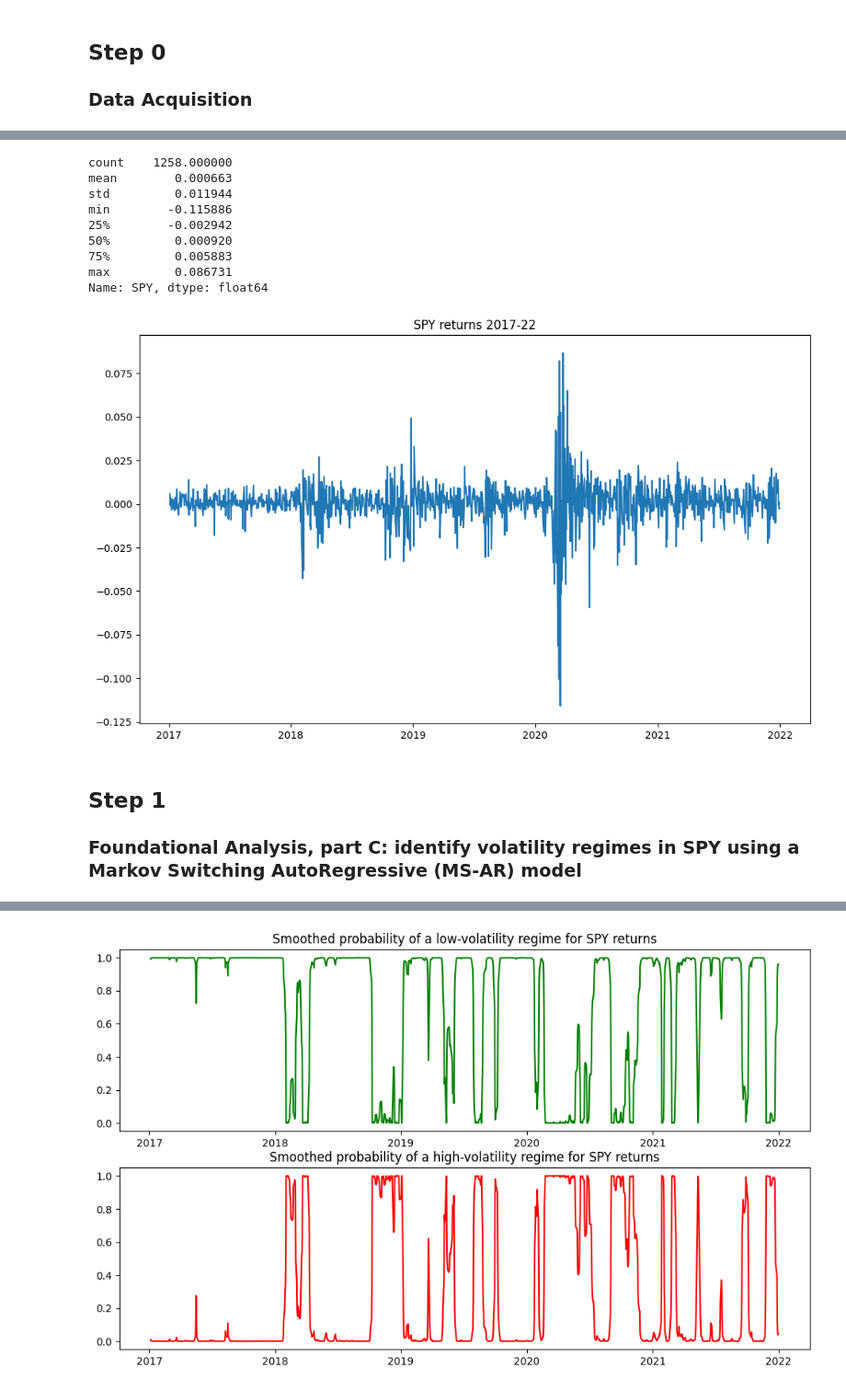
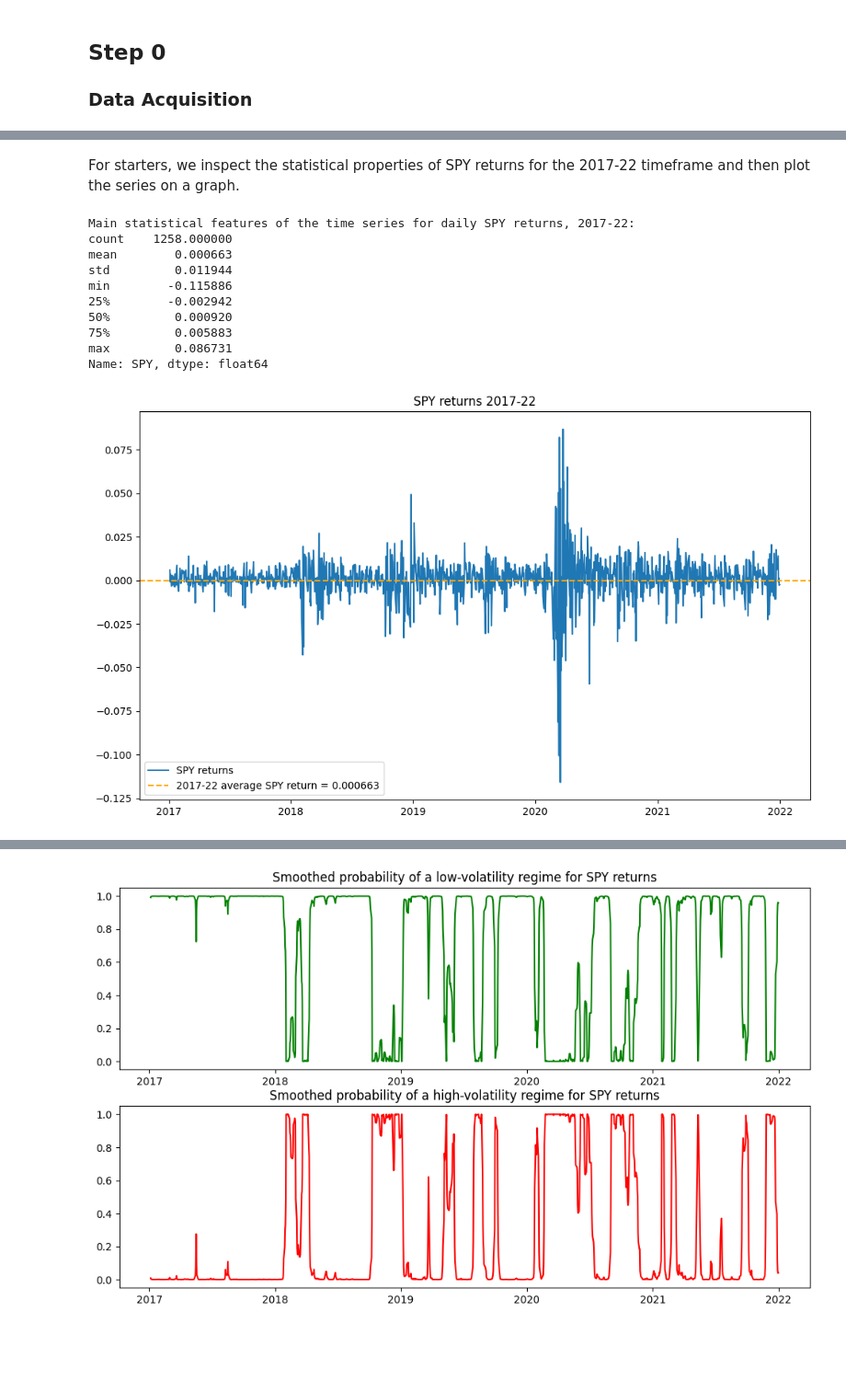
Before and after one commit to George-Creekbed/capstone_review, a Jupyter notebook: step1c.ipynb, the cells around one changed output, grey strips where cells are left out. Shown: that part at 92% size. Drawn from its saved outputs; the diff is of its cells as text; code cells hidden in the pictures; blank space fills up the shorter version.

```diff
--- a/step1c.ipynb
+++ b/step1c.ipynb
@@ -48,6 +51,10 @@ rets
+# %% [markdown]
+For starters, we inspect the statistical properties of SPY returns for the 2017-22 timeframe and then plot the series on a graph.
 # %%
-rets["SPY"].describe()
+print("Main statistical features of the time series for daily SPY returns, 2017-22:")
+print(rets["SPY"].describe())
 # %% [output]
+Main statistical features of the time series for daily SPY returns, 2017-22:
 count    1258.000000
 mean        0.000663
 std         0.011944
@@ -57,13 +64,14 @@ min        -0.115886
 75%         0.005883
 max         0.086731
 Name: SPY, dtype: float64
+# %%
+plt.rcParams["figure.figsize"] = (12,7)
 # %%
-plt.plot(rets["SPY"])
+plt.plot(rets["SPY"], label="SPY returns")
+plt.axhline(0, ls="--", color="orange", lw=1.5, label="2017-22 average SPY return = 0.000663")
+plt.legend(loc="lower left")
 plt.title("SPY returns 2017-22")
 
 plt.show()
 # %% [output]
-[figure, old version]
+[figure, new version]
-# %% [markdown]
-## Step 1
-### Foundational Analysis, part C: identify volatility regimes in SPY using a Markov Switching AutoRegressive (MS-AR) model
```
Also changed, not shown: parts of 17 cells of this notebook.
